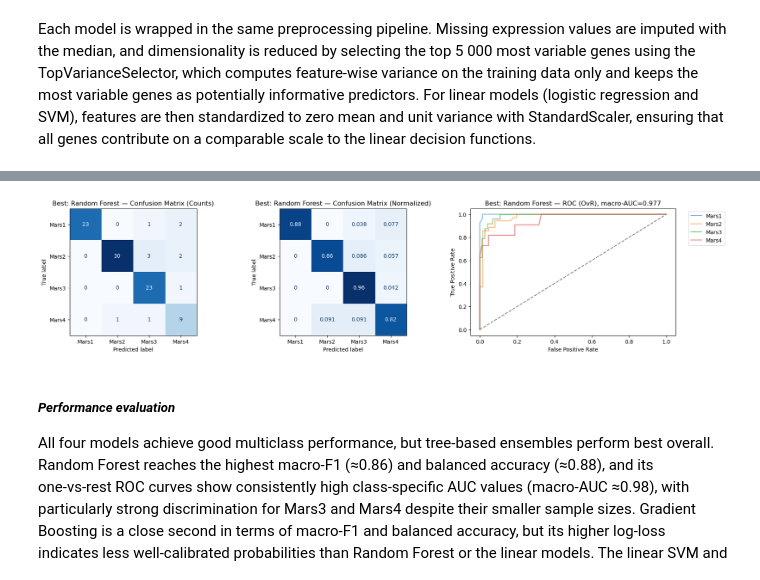
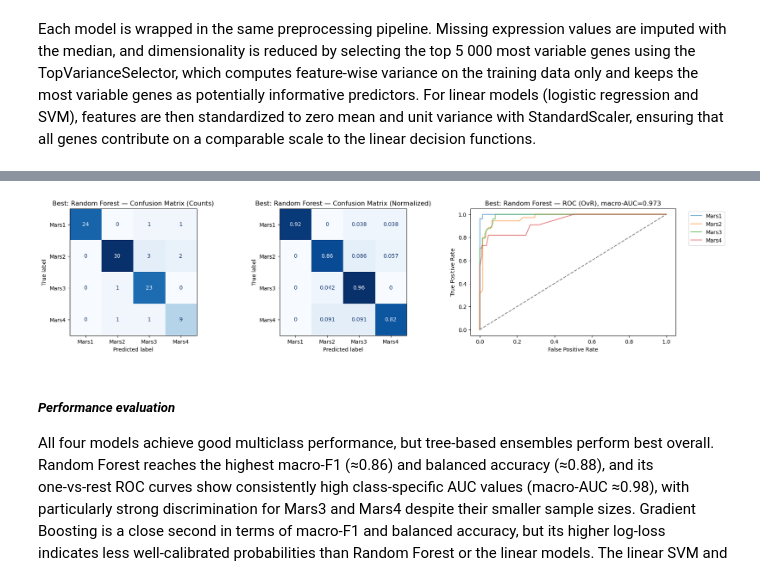
Before and after one commit to DErxFla/ml-sepsis-project, a Jupyter notebook: sepsis_model.ipynb, the cells around one changed output, grey strips where cells are left out. Drawn from its saved outputs; the diff is of its cells as text; code cells hidden in the pictures.

```diff
--- a/sepsis_model.ipynb
+++ b/sepsis_model.ipynb
@@ -744,48 +831,28 @@ Each model is wrapped in the same preprocessing pipeline. Missing expression val
 # %%
 models_obj2 = {
     "LogReg (multinomial)": Pipeline([
-        ("impute", SimpleImputer(strategy="median")),
-        ("select", TopVarianceSelector(top_n=TOP_N)),
-        ("scale", StandardScaler()),
-        ("clf", LogisticRegression(
-            max_iter=5000,
-            class_weight="balanced"
-        ))
+        ("pre", pre_obj2_linear),
+        ("clf", LogisticRegression(max_iter=5000, class_weight="balanced"))
     ]),
 
     "SVM (linear)": Pipeline([
-        ("impute", SimpleImputer(strategy="median")),
-        ("select", TopVarianceSelector(top_n=TOP_N)),
-        ("scale", StandardScaler()),
-        ("clf", SVC(
-            kernel="linear",
-            class_weight="balanced",
-            probability=True,
-            random_state=0
-        ))
+        ("pre", pre_obj2_linear),
+        ("clf", SVC(kernel="linear", probability=True, class_weight="balanced", random_state=0))
     ]),
 
     "Random Forest": Pipeline([
-        ("impute", SimpleImputer(strategy="median")),
-        ("select", TopVarianceSelector(top_n=TOP_N)),
+        ("pre", pre_obj2_tree),
         ("clf", RandomForestClassifier(
-            n_estimators=600,
             random_state=0,
-            class_weight="balanced_subsample",
-            n_jobs=-1
+            n_jobs=1,
+            class_weight="balanced_subsample"
         ))
     ]),
 
     "Gradient Boosting": Pipeline([
-        ("impute", SimpleImputer(strategy="median")),
-        ("select", TopVarianceSelector(top_n=TOP_N)),
-        ("clf", GradientBoostingClassifier(
-            n_estimators=300,
-            learning_rate=0.05,
-            max_depth=3,
-            random_state=0
-        ))
-    ])
+        ("pre", pre_obj2_tree),
+        ("clf", GradientBoostingClassifier(random_state=0))
+    ]),
 }
 # %% [markdown]
 Quick comparison of the built models above:
@@ -837,15 +904,19 @@ results_df
 # %%
 best_name = results_df.iloc[0]["model"]
 best_model = models_obj2[best_name]
 
 best_model.fit(X2_tr, y2_tr)
 pred_best = best_model.predict(X2_te)
 
 proba_best = best_model.predict_proba(X2_te) if hasattr(best_model, "predict_proba") else None
 
+missing = set(CLASSES) - set(y2_te.unique())
+if missing:
+    print(f"Missing classes in test set: {missing}")
+
 plot_cm_and_optional_roc(y2_te, pred_best, proba_best, CLASSES, title_prefix=f"Best: {best_name}")
 # %% [output]
-[figure, old version]
+[figure, new version]
 # %% [markdown]
 ##### ***Performance evaluation***
 
```
Also changed, not shown: parts of 31 cells of this notebook, 1 other file.
